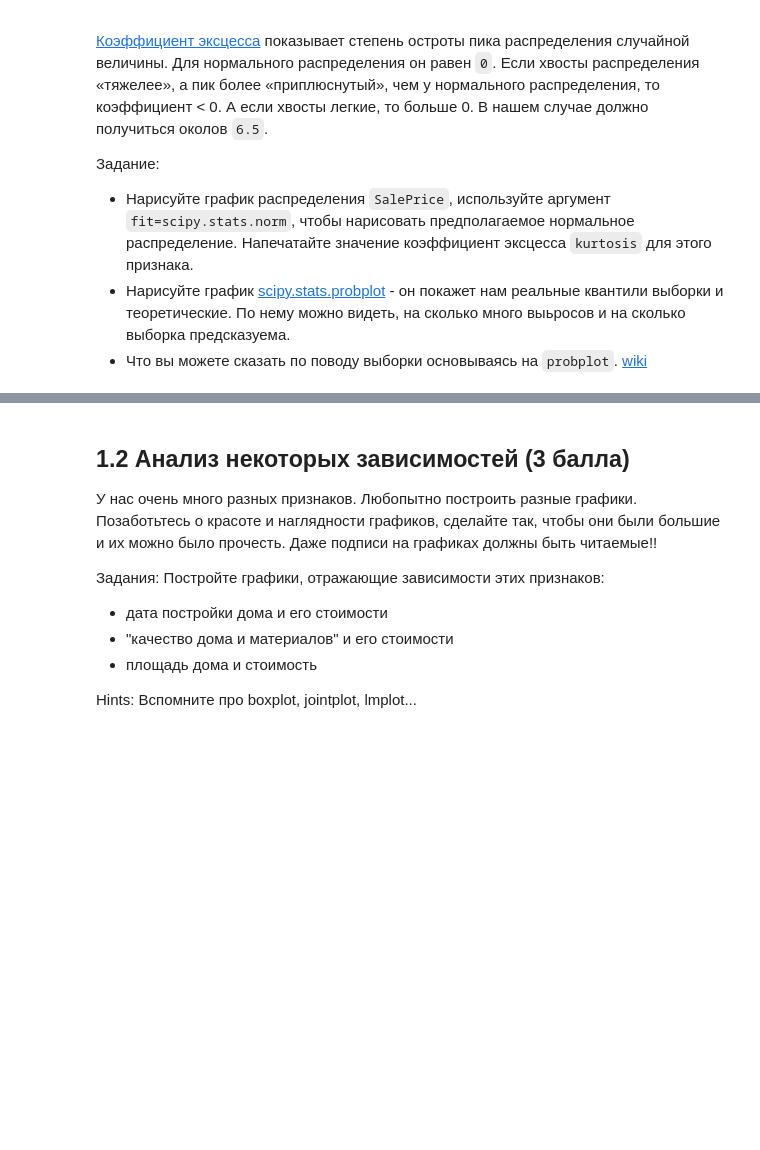
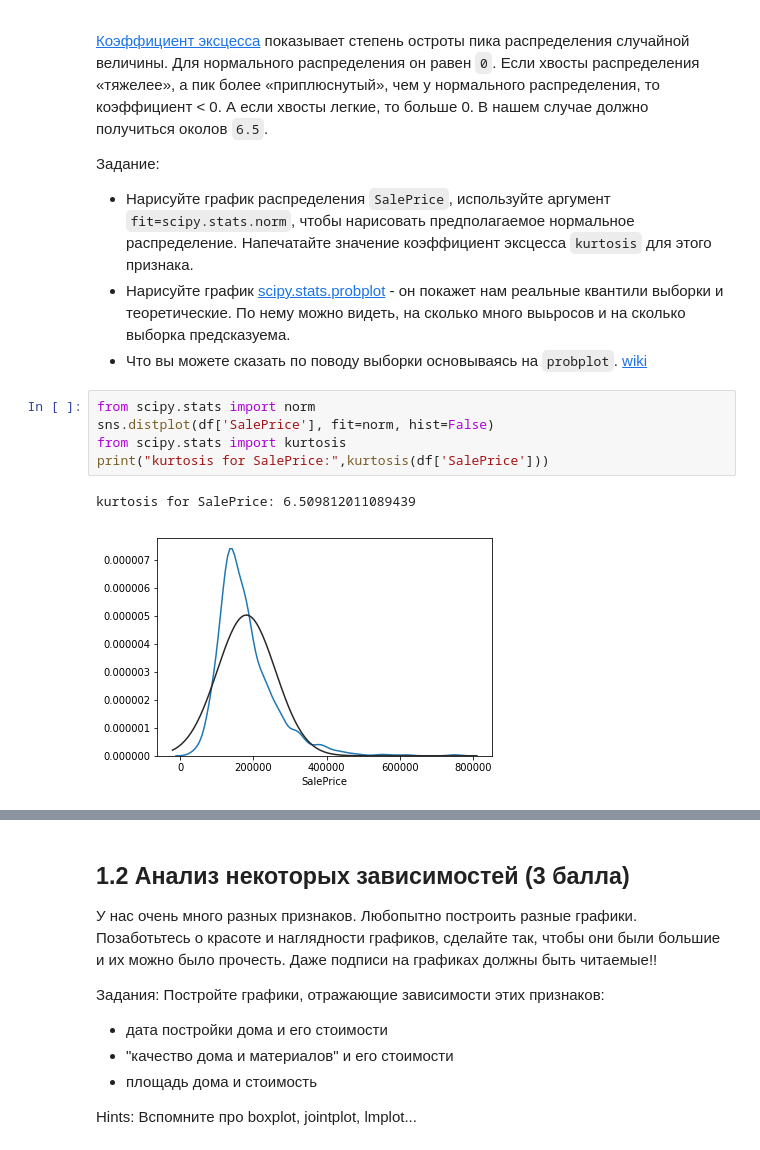
Before and after one commit to OlgaStroganova/ML, a Jupyter notebook: 05-01-linear-regression-homework.ipynb, the cells around one changed output, grey strips where cells are left out. Cells and saved outputs as stored; diff of their text form; blank space fills up the shorter version.

```diff
--- a/05-01-linear-regression-homework.ipynb
+++ b/05-01-linear-regression-homework.ipynb
@@ -83,3 +83,11 @@ _Почему требуется нормальность распределен
 - Нарисуйте график распределения `SalePrice`, используйте аргумент `fit=scipy.stats.norm`, чтобы нарисовать предполагаемое нормальное распределение. Напечатайте значение коэффициент эксцесса `kurtosis` для этого признака.
 - Нарисуйте график [scipy.stats.probplot](https://docs.scipy.org/doc/scipy-0.14.0/reference/generated/scipy.stats.probplot.html) - он покажет нам реальные квантили выборки и теоретические. По нему можно видеть, на сколько много выьросов и на сколько выборка предсказуема.
 - Что вы можете сказать по поводу выборки основываясь на `probplot`.  [wiki](https://en.wikipedia.org/wiki/Normal_probability_plot)
+# %%
+from scipy.stats import norm
+sns.distplot(df['SalePrice'], fit=norm, hist=False)
+from scipy.stats import kurtosis
+print("kurtosis for SalePrice:",kurtosis(df['SalePrice']))
+# %% [output]
+kurtosis for SalePrice: 6.509812011089439
+[figure, added]
```
Also changed, not shown: parts of 27 cells of this notebook.
